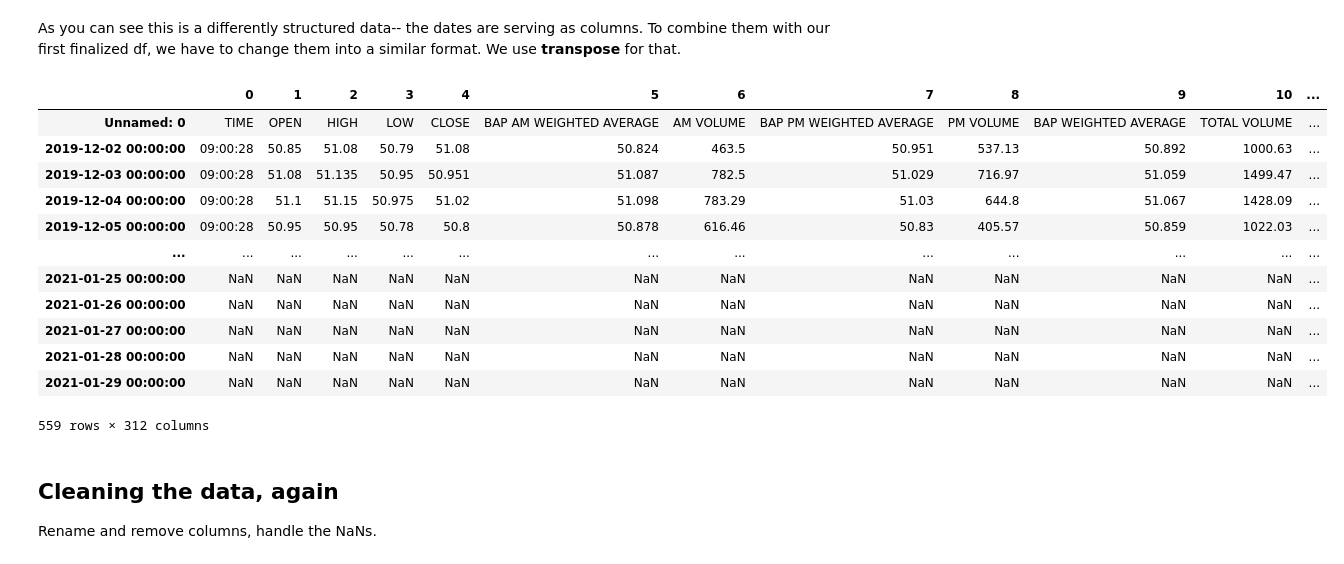
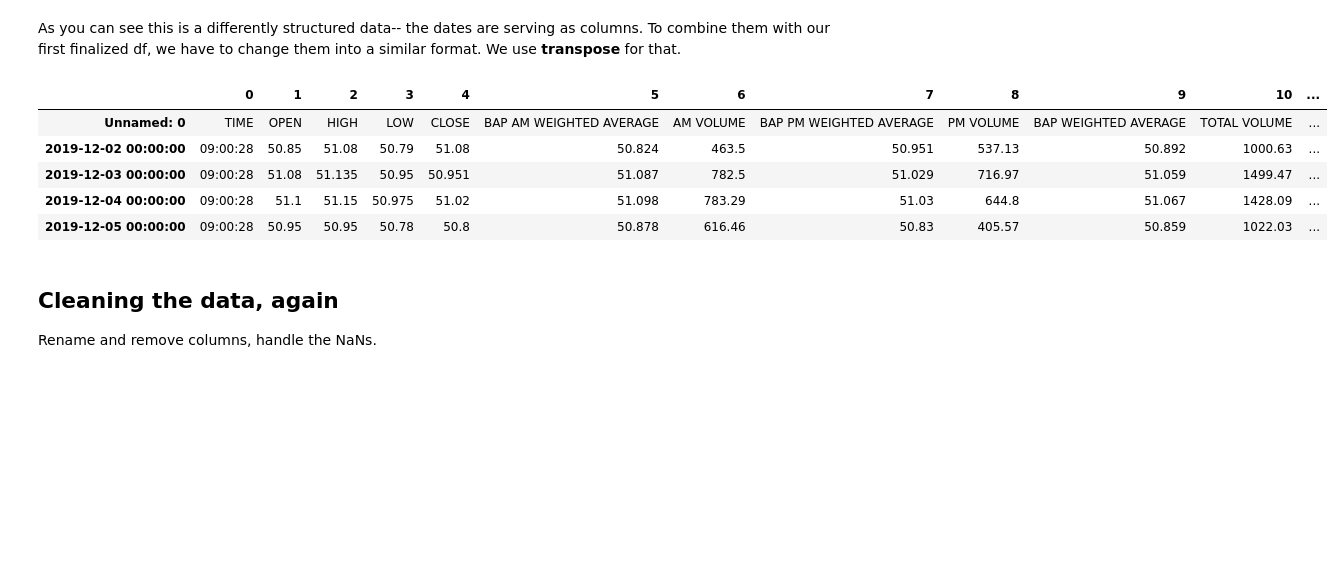
Before and after one commit to pmagtulis/usd-php-forex, a Jupyter notebook: cleaning-forex-ph.ipynb, the cells around one changed output. Drawn from its saved outputs; the diff is of its cells as text; code cells hidden in the pictures; blank space fills up the shorter version.

```diff
--- a/cleaning-forex-ph.ipynb
+++ b/cleaning-forex-ph.ipynb
@@ -141,10 +120,10 @@ df3
 
 Read through the excel files while combining all the worksheets inside of them.
 # %%
-df4= pd.concat(pd.read_excel('2019 BAP FX Summary.xlsx', sheet_name=['December']), ignore_index=True)
-df5 = pd.concat(pd.read_excel('2020 BAP FX Summary.xlsx', sheet_name=None), ignore_index=True)
-df6 = pd.concat(pd.read_excel('2021 BAP FX Summary.xlsx', sheet_name=None), ignore_index=True)
-df7 = pd.concat(pd.read_excel('2022 BAP FX Summary.xlsx', sheet_name=None), ignore_index=True)
+df4= pd.concat(pd.read_excel('2019 BAP FX Summary.xlsx', sheet_name=['December'], na_values=["-"]), ignore_index=True)
+df5 = pd.concat(pd.read_excel('2020 BAP FX Summary.xlsx', sheet_name=None, na_values=["-"]), ignore_index=True)
+df6 = pd.concat(pd.read_excel('2021 BAP FX Summary.xlsx', sheet_name=None, na_values=["-"]), ignore_index=True)
+df7 = pd.concat(pd.read_excel('2022 BAP FX Summary.xlsx', sheet_name=None, na_values=["-"]), ignore_index=True)
 df8 = pd.concat([df4, df5, df6])
 df8
 # %% [output]
@@ -165,21 +144,14 @@ df8
 As you can see this is a differently structured data-- the dates are serving as columns. To combine them with our first finalized df, we have to change them into a similar format. We use **transpose** for that.
 # %%
 df8 = df8.transpose()
-df8
+df8.head()
 # %% [output]
 |  | 0 | 1 | 2 | 3 | 4 | 5 | 6 | 7 | 8 | 9 | 10 | ... |
 | Unnamed: 0 | TIME | OPEN | HIGH | LOW | CLOSE | BAP AM WEIGHTED AVERAGE | AM VOLUME | BAP PM WEIGHTED AVERAGE | PM VOLUME | BAP WEIGHTED AVERAGE | TOTAL VOLUME | ... |
 | 2019-12-02 00:00:00 | 09:00:28 | 50.85 | 51.08 | 50.79 | 51.08 | 50.824 | 463.5 | 50.951 | 537.13 | 50.892 | 1000.63 | ... |
 | 2019-12-03 00:00:00 | 09:00:28 | 51.08 | 51.135 | 50.95 | 50.951 | 51.087 | 782.5 | 51.029 | 716.97 | 51.059 | 1499.47 | ... |
 | 2019-12-04 00:00:00 | 09:00:28 | 51.1 | 51.15 | 50.975 | 51.02 | 51.098 | 783.29 | 51.03 | 644.8 | 51.067 | 1428.09 | ... |
 | 2019-12-05 00:00:00 | 09:00:28 | 50.95 | 50.95 | 50.78 | 50.8 | 50.878 | 616.46 | 50.83 | 405.57 | 50.859 | 1022.03 | ... |
-| ... | ... | ... | ... | ... | ... | ... | ... | ... | ... | ... | ... | ... |
-| 2021-01-25 00:00:00 | NaN | NaN | NaN | NaN | NaN | NaN | NaN | NaN | NaN | NaN | NaN | ... |
-| 2021-01-26 00:00:00 | NaN | NaN | NaN | NaN | NaN | NaN | NaN | NaN | NaN | NaN | NaN | ... |
-| 2021-01-27 00:00:00 | NaN | NaN | NaN | NaN | NaN | NaN | NaN | NaN | NaN | NaN | NaN | ... |
-| 2021-01-28 00:00:00 | NaN | NaN | NaN | NaN | NaN | NaN | NaN | NaN | NaN | NaN | NaN | ... |
-| 2021-01-29 00:00:00 | NaN | NaN | NaN | NaN | NaN | NaN | NaN | NaN | NaN | NaN | NaN | ... |
-559 rows × 312 columns
 # %% [markdown]
 ## Cleaning the data, again
 
```
Also changed, not shown: parts of 25 cells of this notebook.
